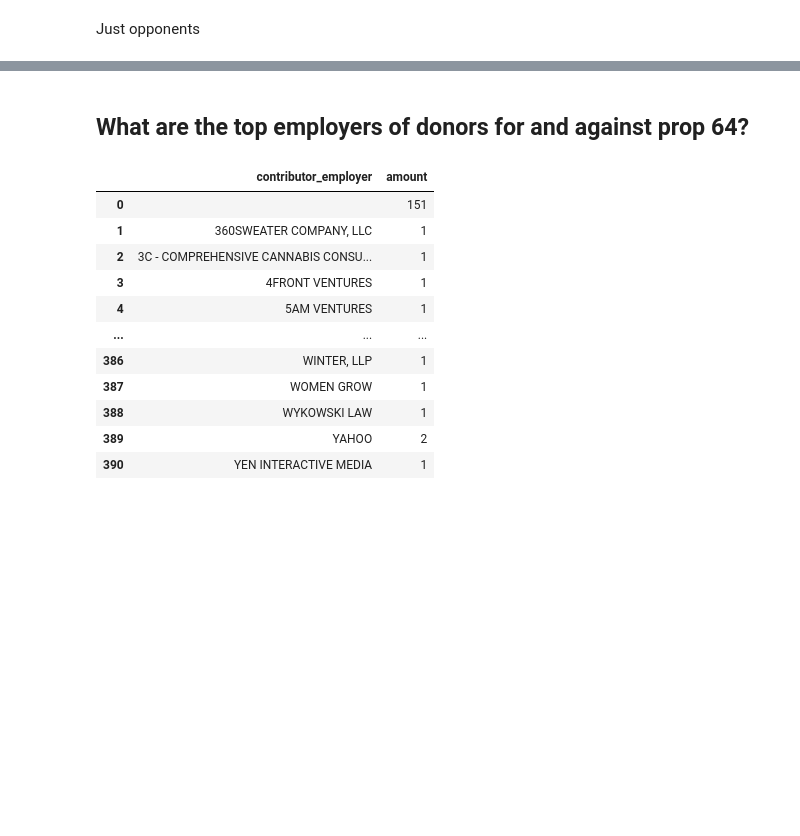
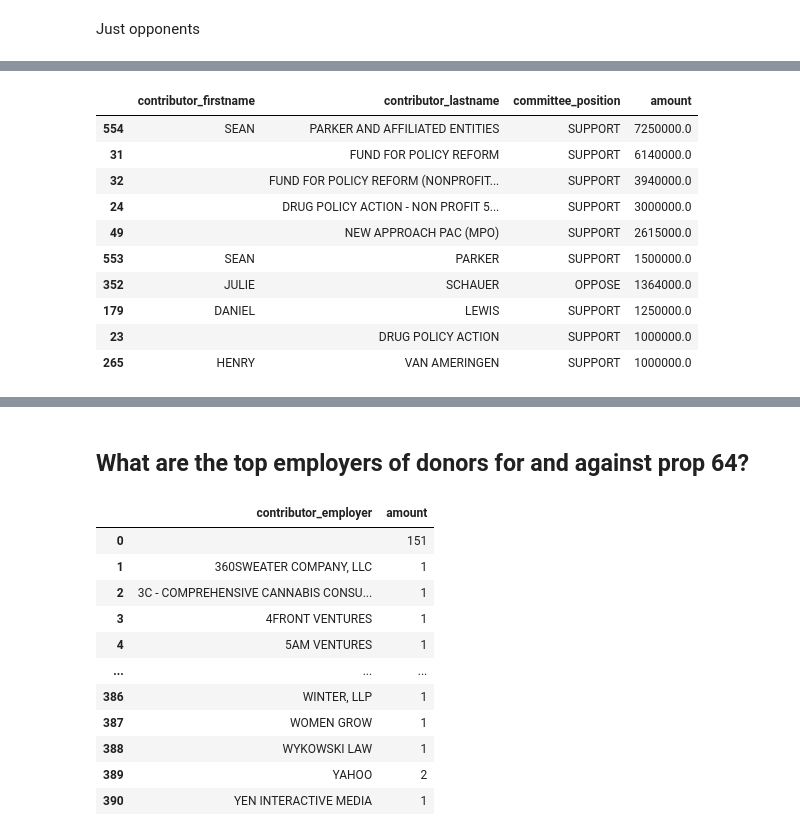
Before and after one commit to shanamatthews/money-in-politics, a Jupyter notebook: money-in-politics.ipynb, the cells around one changed output, grey strips where cells are left out. Drawn from its saved outputs; the diff is of its cells as text; code cells hidden in the pictures; blank space fills up the shorter version.

```diff
--- a/money-in-politics.ipynb
+++ b/money-in-politics.ipynb
@@ -345,0 +360,15 @@ oppose.groupby(["contributor_firstname", "contributor_lastname"]).amount.sum().r
+# %%
+top_contributors = merged.groupby(["contributor_firstname", "contributor_lastname", "committee_position"]).amount.sum().reset_index().sort_values("amount", ascending=False).head(10)
+top_contributors
+# %% [output]
+|  | contributor_firstname | contributor_lastname | committee_position | amount |
+| 554 | SEAN | PARKER AND AFFILIATED ENTITIES | SUPPORT | 7250000.0 |
+| 31 |  | FUND FOR POLICY REFORM | SUPPORT | 6140000.0 |
+| 32 |  | FUND FOR POLICY REFORM (NONPROFIT... | SUPPORT | 3940000.0 |
+| 24 |  | DRUG POLICY ACTION - NON PROFIT 5... | SUPPORT | 3000000.0 |
+| 49 |  | NEW APPROACH PAC (MPO) | SUPPORT | 2615000.0 |
+| 553 | SEAN | PARKER | SUPPORT | 1500000.0 |
+| 352 | JULIE | SCHAUER | OPPOSE | 1364000.0 |
+| 179 | DANIEL | LEWIS | SUPPORT | 1250000.0 |
+| 23 |  | DRUG POLICY ACTION | SUPPORT | 1000000.0 |
+| 265 | HENRY | VAN AMERINGEN | SUPPORT | 1000000.0 |
```
Also changed, not shown: parts of 7 cells of this notebook.
